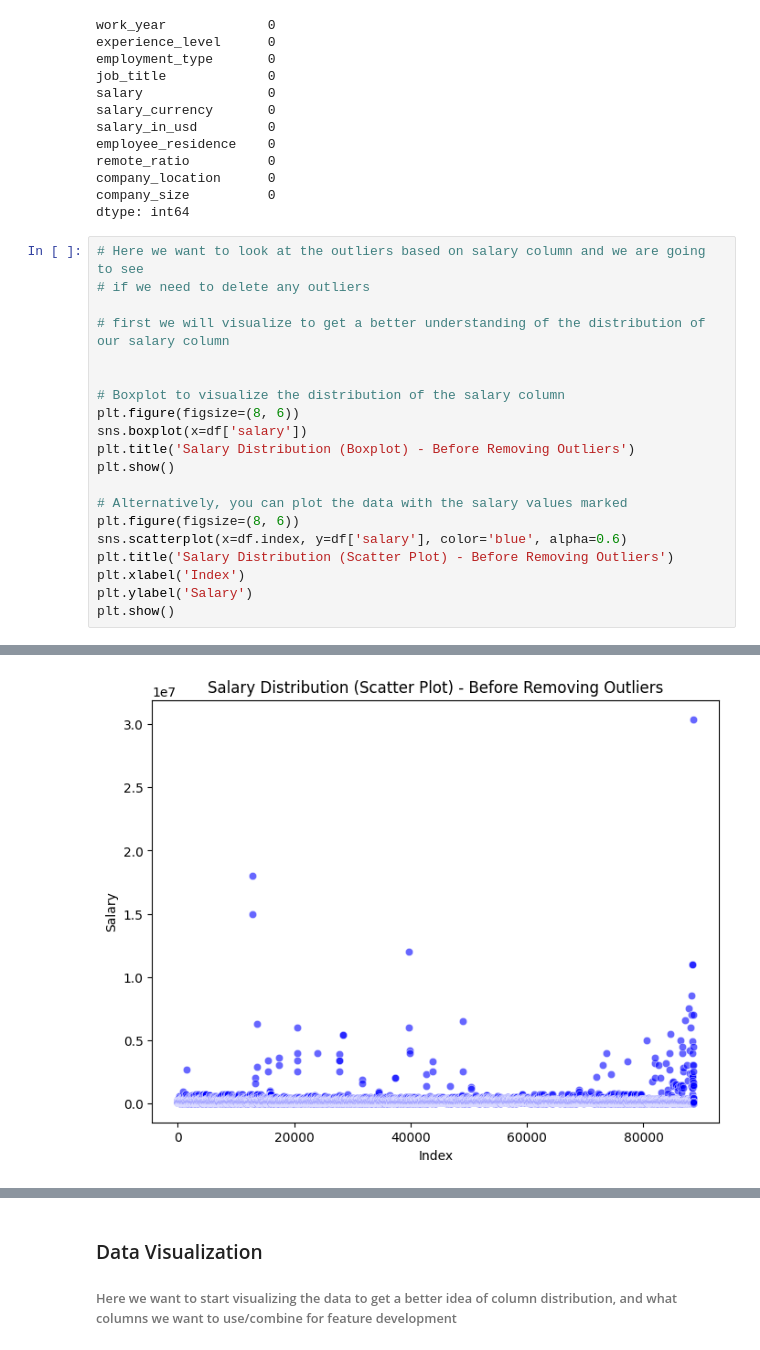
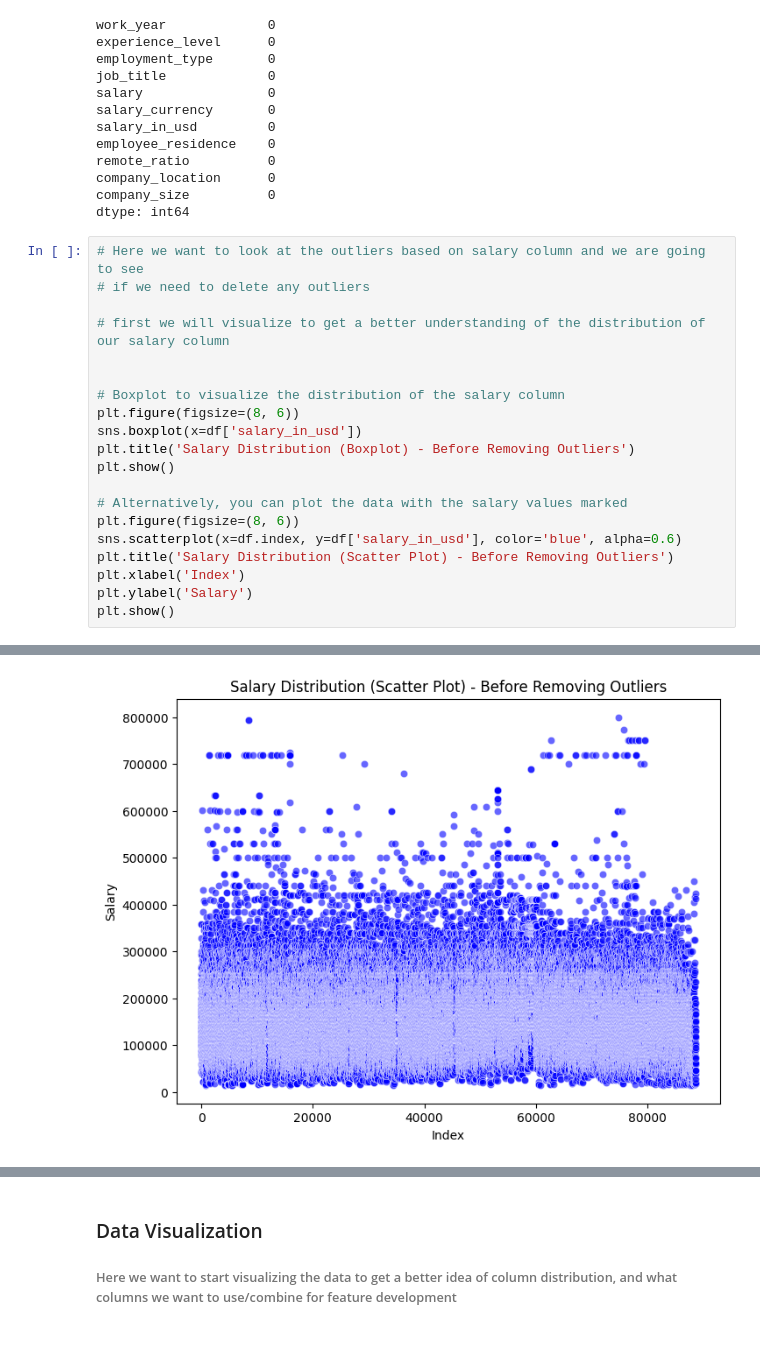
Before and after one commit to Zpicard/CIS490_Project, a Jupyter notebook: CleanData_EDA.ipynb, the cells around one changed output, grey strips where cells are left out. Saved outputs shown, nothing was run; the diff lists cells and outputs as text.

```diff
--- a/CleanData_EDA.ipynb
+++ b/CleanData_EDA.ipynb
@@ -81,13 +83,13 @@ dtype: int64
 
 # Boxplot to visualize the distribution of the salary column
 plt.figure(figsize=(8, 6))
-sns.boxplot(x=df['salary'])
+sns.boxplot(x=df['salary_in_usd'])
 plt.title('Salary Distribution (Boxplot) - Before Removing Outliers')
 plt.show()
 
 # Alternatively, you can plot the data with the salary values marked
 plt.figure(figsize=(8, 6))
-sns.scatterplot(x=df.index, y=df['salary'], color='blue', alpha=0.6)
+sns.scatterplot(x=df.index, y=df['salary_in_usd'], color='blue', alpha=0.6)
 plt.title('Salary Distribution (Scatter Plot) - Before Removing Outliers')
 plt.xlabel('Index')
 plt.ylabel('Salary')
@@ -97,3 +99,3 @@ plt.show()
-[figure, old version]
+[figure, new version]
 # %%
 # Step 1: Calculate the IQR for the 'salary' column
```
Also changed, not shown: parts of 14 cells of this notebook, 5 other files.
